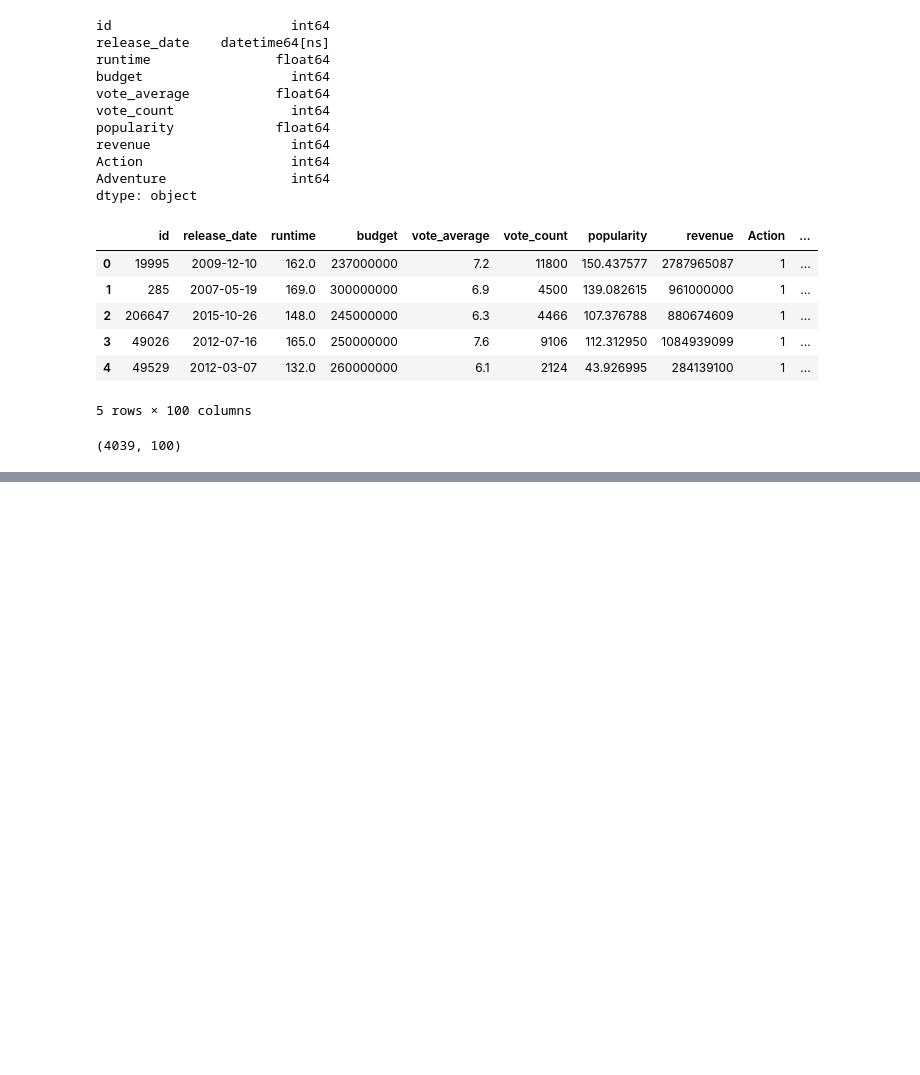
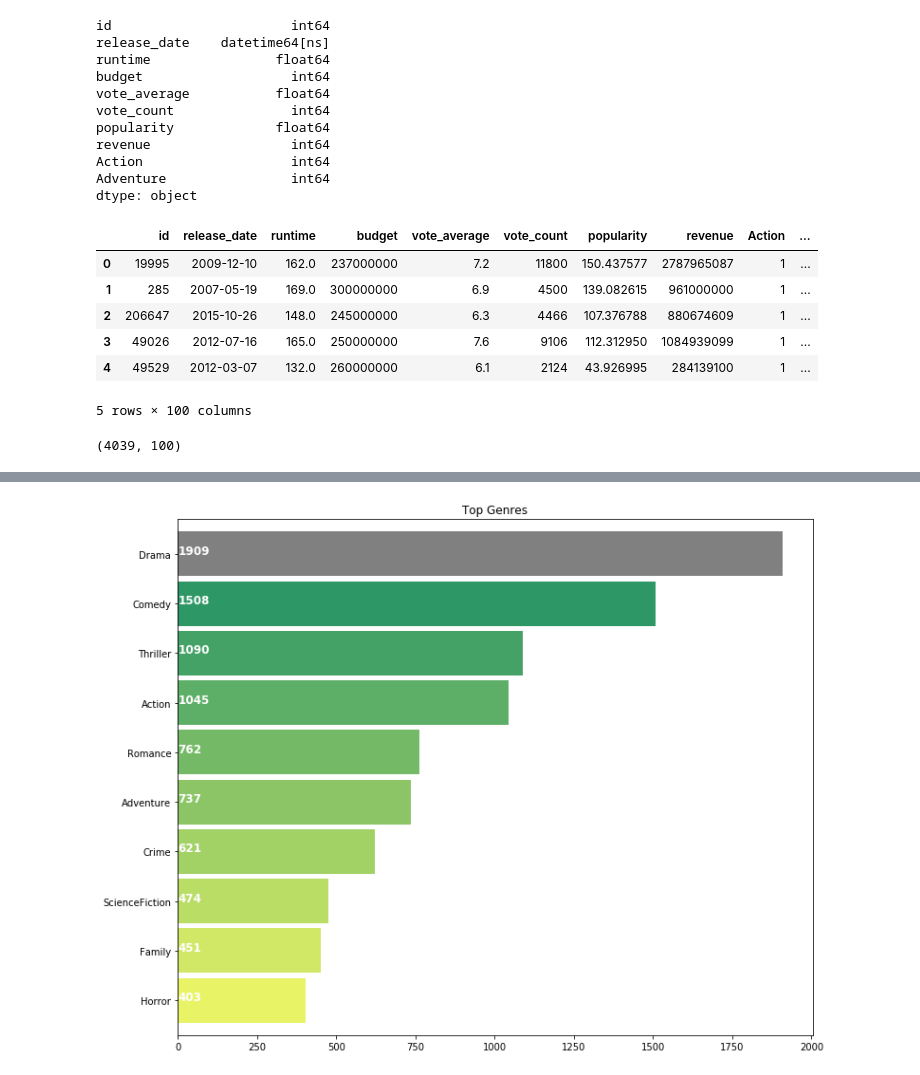
Before and after one commit to carlosmd14/datamad0119, a Jupyter notebook: final-project/project/main.ipynb, the cells around one changed output, grey strips where cells are left out. Cells and saved outputs as stored; diff of their text form; code cells hidden in the pictures; blank space fills up the shorter version.

```diff
--- a/final-project/project/main.ipynb
+++ b/final-project/project/main.ipynb
@@ -915,0 +805,2 @@ IndexError: list index out of range
+# %%
+df6 = pd.read_csv('df6')
@@ -915,0 +814,3 @@ IndexError: list index out of range
+# %%
+df6['genres']=df6['genres'].str.strip('[]').str.replace(' ','').str.replace("'",'')
+df6['genres']=df6['genres'].str.split(',')
@@ -915,0 +826,13 @@ IndexError: list index out of range
+# %%
+plt.subplots(figsize=(12,10))
+list1=[]
+for i in df6['genres']:
+    list1.extend(i)
+ax=pd.Series(list1).value_counts()[:10].sort_values(ascending=True).plot.barh(width=0.9,color=sns.color_palette('summer_r',10))
+for i, v in enumerate(pd.Series(list1).value_counts()[:10].sort_values(ascending=True).values):
+    ax.text(.8, i, v,fontsize=12,color='white',weight='bold')
+ax.patches[9].set_facecolor('grey')
+plt.title('Top Genres')
+plt.show()
+# %% [output]
+[figure, added]
```
Also changed, not shown: parts of 81 cells of this notebook, 22 other files.
